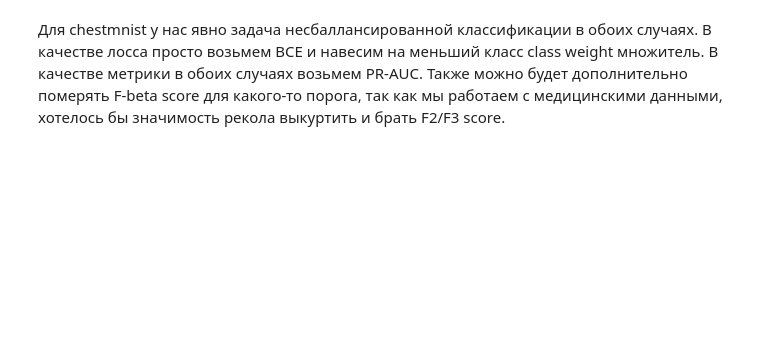
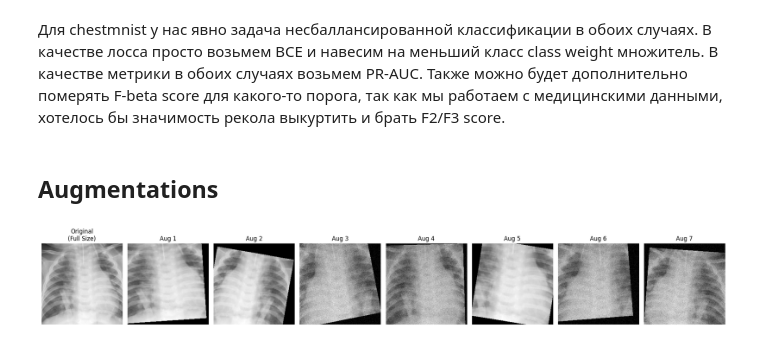
Before and after one commit to sacr1ficerq/ssl-cxr, a Jupyter notebook: src/EDA.ipynb, the cells around one changed output. Cells and saved outputs as stored; diff of their text form; code cells hidden in the pictures; blank space fills up the shorter version.

Commit message:
Add augmentation analysis

```diff
--- a/src/EDA.ipynb
+++ b/src/EDA.ipynb
@@ -172,2 +171,4 @@ Class balance:
 # %% [markdown]
 Для chestmnist у нас явно задача несбаллансированной классификации в обоих случаях. В качестве лосса просто возьмем BCE и навесим на меньший класс class weight множитель. В качестве метрики в обоих случаях возьмем PR-AUC. Также можно будет дополнительно померять F-beta score для какого-то порога, так как мы работаем с медицинскими данными, хотелось бы значимость рекола выкуртить и брать F2/F3 score.
+# %% [markdown]
+## Augmentations
@@ -173,0 +235,9 @@ Class balance:
+# %%
+data_path = '../data/pneumoniamnist_224.npz'
+size = 224
+
+# For SFT
+transform = get_medmnist_transforms(size=size, augment=False)
+
+train_base = CustomNPZDataset(data_path, split='train', transform=transform)
+train_set = HFDataset(train_base, for_ssl=False)
@@ -173,0 +246,10 @@ Class balance:
+# %%
+idx = np.random.randint(0, len(train_set))
+img = train_set[idx]['pixel_values']
+img = img.view(224, 224)
+
+cxr_pipeline = get_cxr_transforms_v2()
+
+visualize_series(img, cxr_pipeline, num_augs=7)
+# %% [output]
+[figure, added]
```
Also changed, not shown: parts of 7 cells of this notebook, 2 other files.
